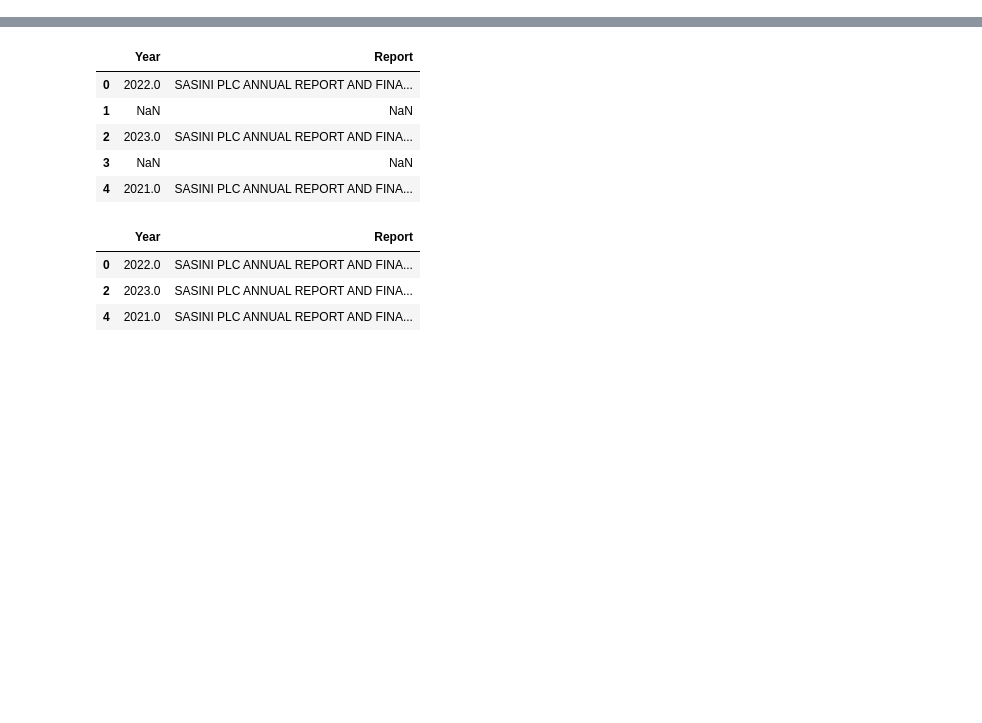
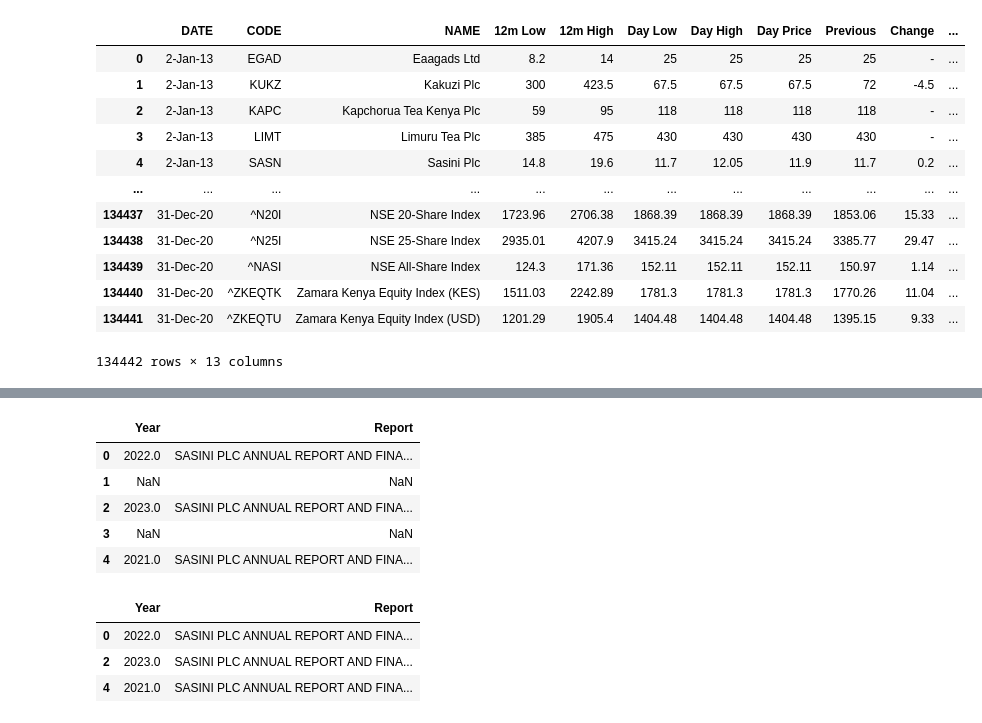
Before and after one commit to KelvinKilonzo97/Sasini, a Jupyter notebook: Kelvin_Kilonzo_Sentiment_Analysis.ipynb, the cells around one changed output, grey strips where cells are left out. Saved outputs shown, nothing was run; the diff lists cells and outputs as text; code cells hidden in the pictures; blank space fills up the shorter version.

```diff
--- a/Kelvin_Kilonzo_Sentiment_Analysis.ipynb
+++ b/Kelvin_Kilonzo_Sentiment_Analysis.ipynb
@@ -2,0 +93,27 @@
+# %%
+# Load NSE Data from GitHub
+Y2013 = pd.read_csv('https://github.com/KelvinKilonzo97/Sasini/raw/main/NSE_Data/NSE_data_all_stocks_2013.csv')
+Y2014 = pd.read_csv('https://github.com/KelvinKilonzo97/Sasini/raw/main/NSE_Data/NSE_data_all_stocks_2014.csv')
+Y2015 = pd.read_csv('https://github.com/KelvinKilonzo97/Sasini/raw/main/NSE_Data/NSE_data_all_stocks_2015.csv')
+Y2016 = pd.read_csv('https://github.com/KelvinKilonzo97/Sasini/raw/main/NSE_Data/NSE_data_all_stocks_2016.csv')
+Y2017 = pd.read_csv('https://github.com/KelvinKilonzo97/Sasini/raw/main/NSE_Data/NSE_data_all_stocks_2017.csv')
+Y2018 = pd.read_csv('https://github.com/KelvinKilonzo97/Sasini/raw/main/NSE_Data/NSE_data_all_stocks_2018.csv')
+Y2019 = pd.read_csv('https://github.com/KelvinKilonzo97/Sasini/raw/main/NSE_Data/NSE_data_all_stocks_2019.csv')
+Y2020 = pd.read_csv('https://github.com/KelvinKilonzo97/Sasini/raw/main/NSE_Data/NSE_data_all_stocks_2020.csv')
+# %%
+stocks = pd.concat([Y2013, Y2014, Y2015, Y2016, Y2017, Y2018, Y2019, Y2020], ignore_index=True)
+stocks
+# %% [output]
+|  | DATE | CODE | NAME | 12m Low | 12m High | Day Low | Day High | Day Price | Previous | Change | ... |
+| 0 | 2-Jan-13 | EGAD | Eaagads Ltd | 8.2 | 14 | 25 | 25 | 25 | 25 | - | ... |
+| 1 | 2-Jan-13 | KUKZ | Kakuzi Plc | 300 | 423.5 | 67.5 | 67.5 | 67.5 | 72 | -4.5 | ... |
+| 2 | 2-Jan-13 | KAPC | Kapchorua Tea Kenya Plc | 59 | 95 | 118 | 118 | 118 | 118 | - | ... |
+| 3 | 2-Jan-13 | LIMT | Limuru Tea Plc | 385 | 475 | 430 | 430 | 430 | 430 | - | ... |
+| 4 | 2-Jan-13 | SASN | Sasini Plc | 14.8 | 19.6 | 11.7 | 12.05 | 11.9 | 11.7 | 0.2 | ... |
+| ... | ... | ... | ... | ... | ... | ... | ... | ... | ... | ... | ... |
+| 134437 | 31-Dec-20 | ^N20I | NSE 20-Share Index | 1723.96 | 2706.38 | 1868.39 | 1868.39 | 1868.39 | 1853.06 | 15.33 | ... |
+| 134438 | 31-Dec-20 | ^N25I | NSE 25-Share Index | 2935.01 | 4207.9 | 3415.24 | 3415.24 | 3415.24 | 3385.77 | 29.47 | ... |
+| 134439 | 31-Dec-20 | ^NASI | NSE All-Share Index | 124.3 | 171.36 | 152.11 | 152.11 | 152.11 | 150.97 | 1.14 | ... |
+| 134440 | 31-Dec-20 | ^ZKEQTK | Zamara Kenya Equity Index (KES) | 1511.03 | 2242.89 | 1781.3 | 1781.3 | 1781.3 | 1770.26 | 11.04 | ... |
+| 134441 | 31-Dec-20 | ^ZKEQTU | Zamara Kenya Equity Index (USD) | 1201.29 | 1905.4 | 1404.48 | 1404.48 | 1404.48 | 1395.15 | 9.33 | ... |
+134442 rows × 13 columns
```
Also changed, not shown: parts of 12 cells of this notebook.
